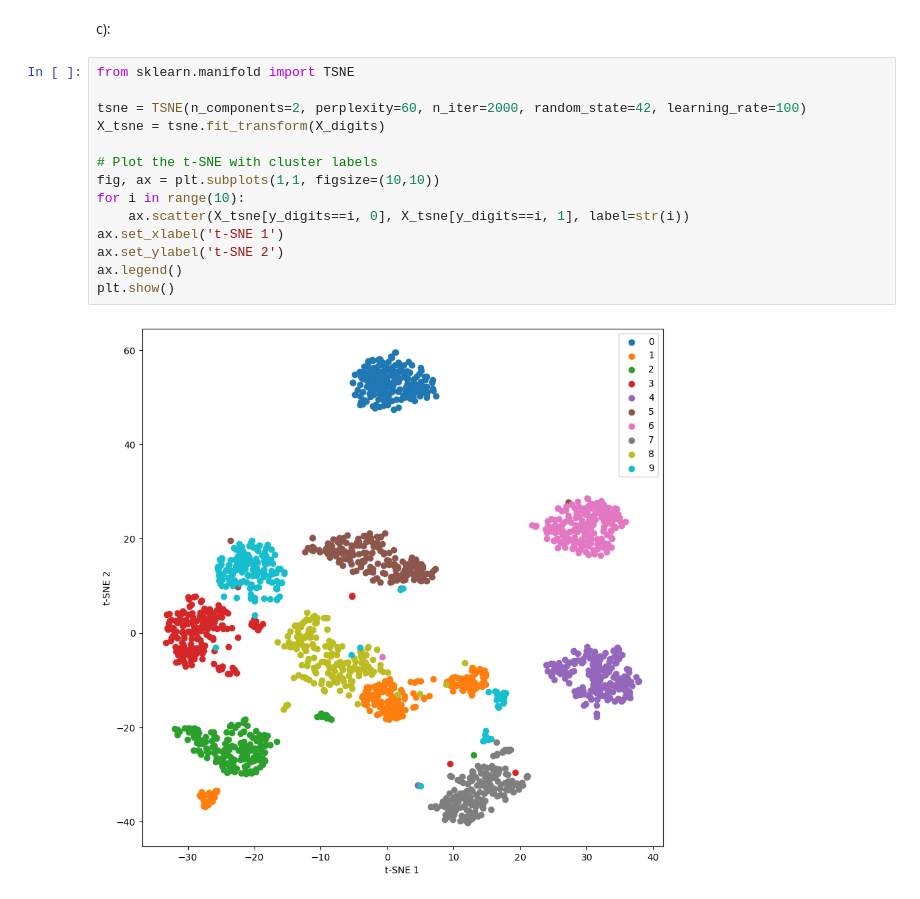
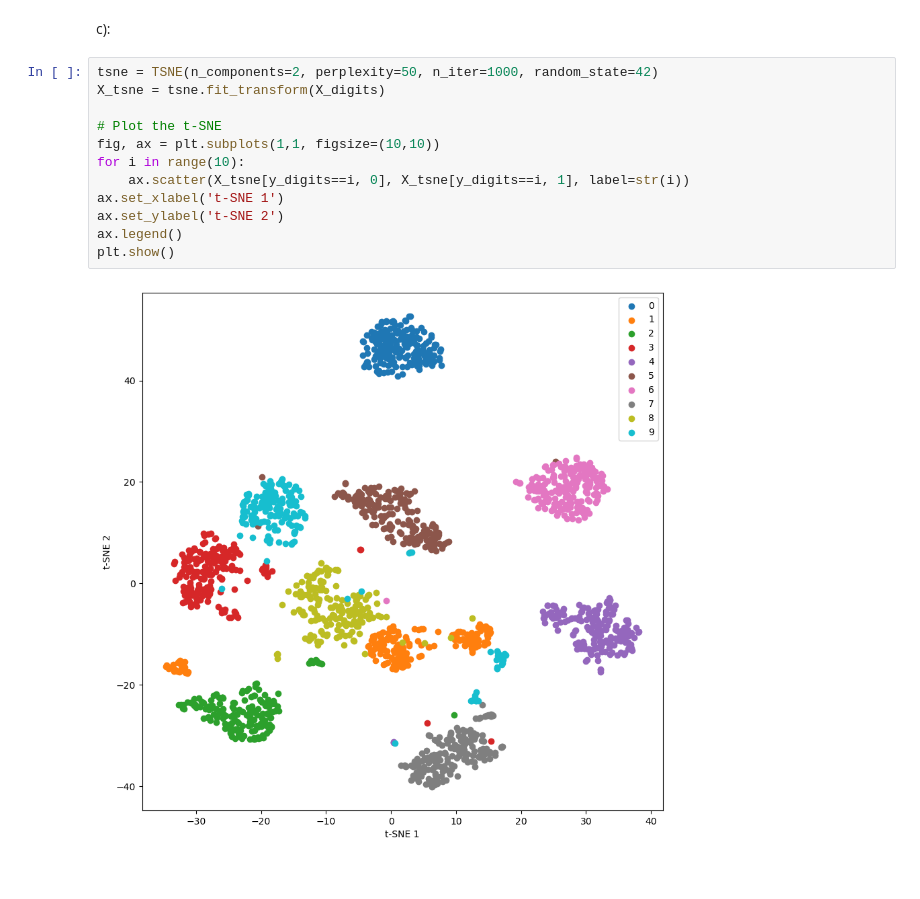
Before and after one commit to cake-dev/machine_learning_class, a Jupyter notebook: assignments/Assignment_5.ipynb, the cells around one changed output. Saved outputs shown, nothing was run; the diff lists cells and outputs as text.

```diff
--- a/assignments/Assignment_5.ipynb
+++ b/assignments/Assignment_5.ipynb
@@ -260,18 +260,16 @@ It look like about 30% of the variance is explained by the first two principal c
 # %% [markdown]
 c):
 # %%
-from sklearn.manifold import TSNE
-
-tsne = TSNE(n_components=2, perplexity=60, n_iter=2000, random_state=42, learning_rate=100)
+tsne = TSNE(n_components=2, perplexity=50, n_iter=1000, random_state=42)
 X_tsne = tsne.fit_transform(X_digits)
 
-# Plot the t-SNE with cluster labels
+# Plot the t-SNE
 fig, ax = plt.subplots(1,1, figsize=(10,10))
 for i in range(10):
     ax.scatter(X_tsne[y_digits==i, 0], X_tsne[y_digits==i, 1], label=str(i))
 ax.set_xlabel('t-SNE 1')
 ax.set_ylabel('t-SNE 2')
 ax.legend()
 plt.show()
 # %% [output]
-[figure, old version]
+[figure, new version]
```
